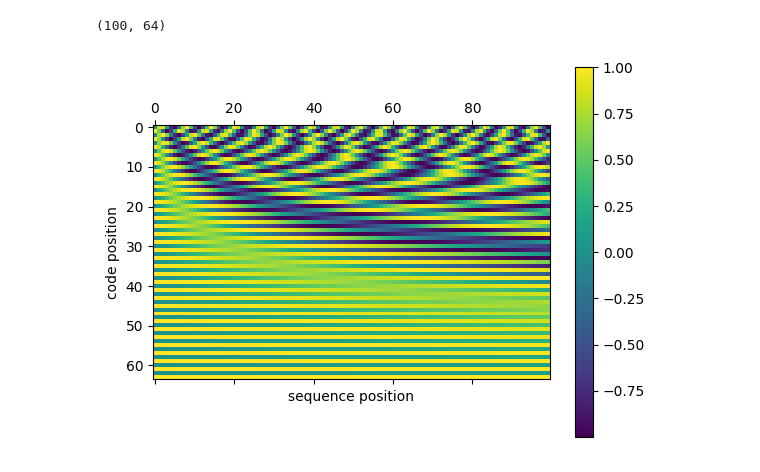
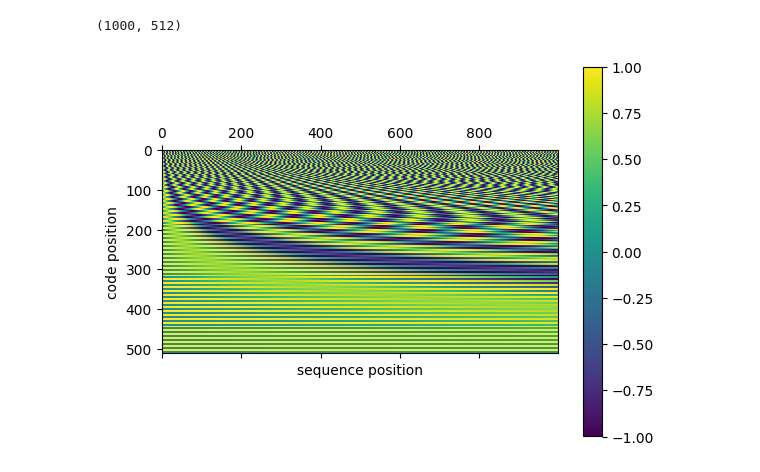
Before and after one commit to minjepar/ddpm_pytorch, a Jupyter notebook: time_embedding.ipynb, the cells around one changed output. Drawn from its saved outputs; the diff is of its cells as text; code cells hidden in the pictures.

```diff
--- a/time_embedding.ipynb
+++ b/time_embedding.ipynb
@@ -4,28 +4,28 @@ import matplotlib.pyplot as plt
 # %%
 def encoder(l, dim, n):
     '''
     l: length of sequence
     dim: code dimension
     n: sinusoidal modulation param
     return: encoded sequence (l, dim)
     '''
     code = np.zeros((l, dim))
     for i in range(l):
         for j in np.arange(dim // 2):
             den = np.power(n, 2 * j / dim)
             code[i, 2 * j    ] = np.sin(i / den)
             code[i, 2 * j + 1] = np.cos(i / den)
     return code
 
-B = encoder(100, 64, 1000) # dim=512 and n=10000 in 'Attention is All You Need'
+B = encoder(1000, 512, 10000) # dim=512 and n=10000 in 'Attention is All You Need'
 print(B.shape)
 fig = plt.figure()
 ax = fig.add_subplot(111)
 cax = ax.matshow(B.transpose())
 fig.colorbar(cax)
 ax.set_xlabel("sequence position")
 ax.set_ylabel("code position")
 plt.show()
 # %% [output]
-(100, 64)
+(1000, 512)
-[figure, old version]
+[figure, new version]
```
Also changed, not shown: 1 other file.
